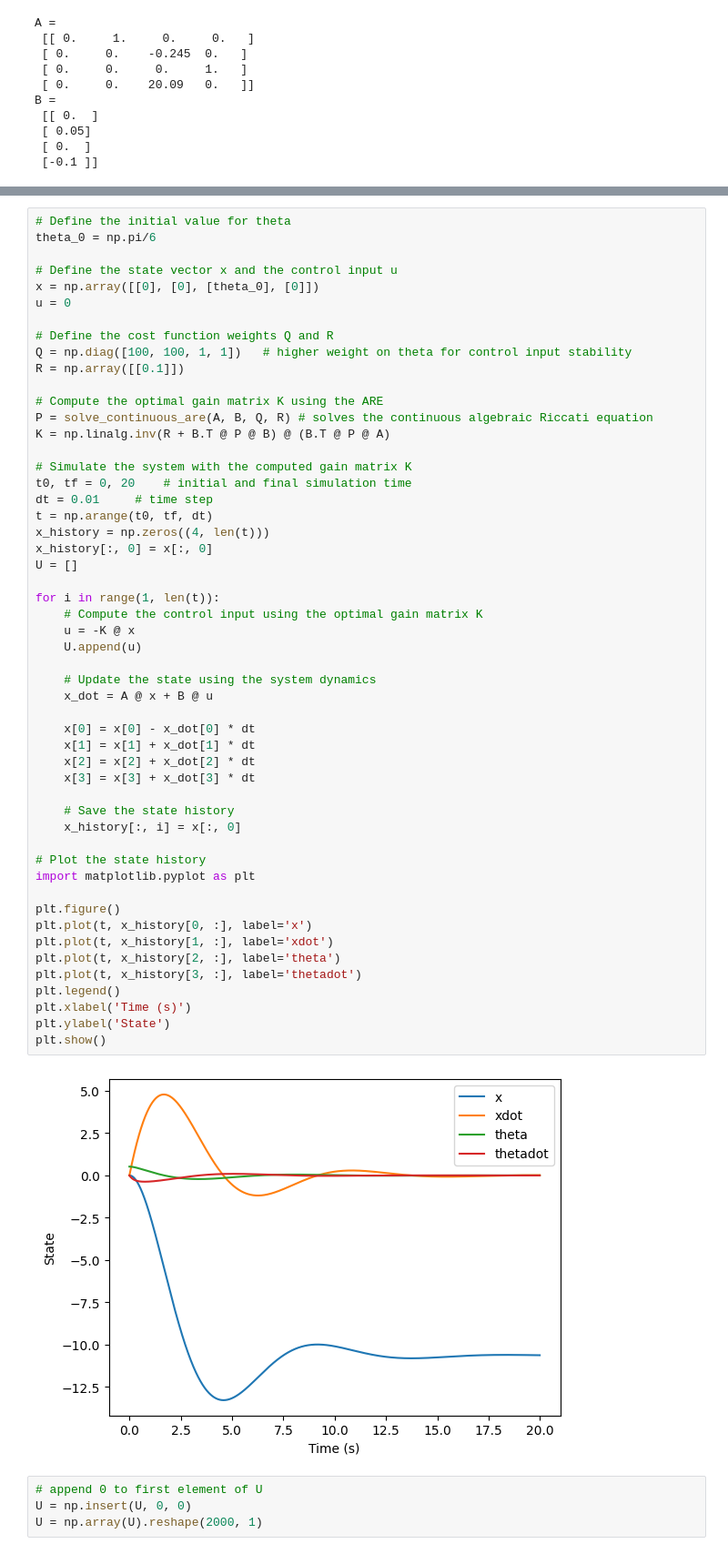
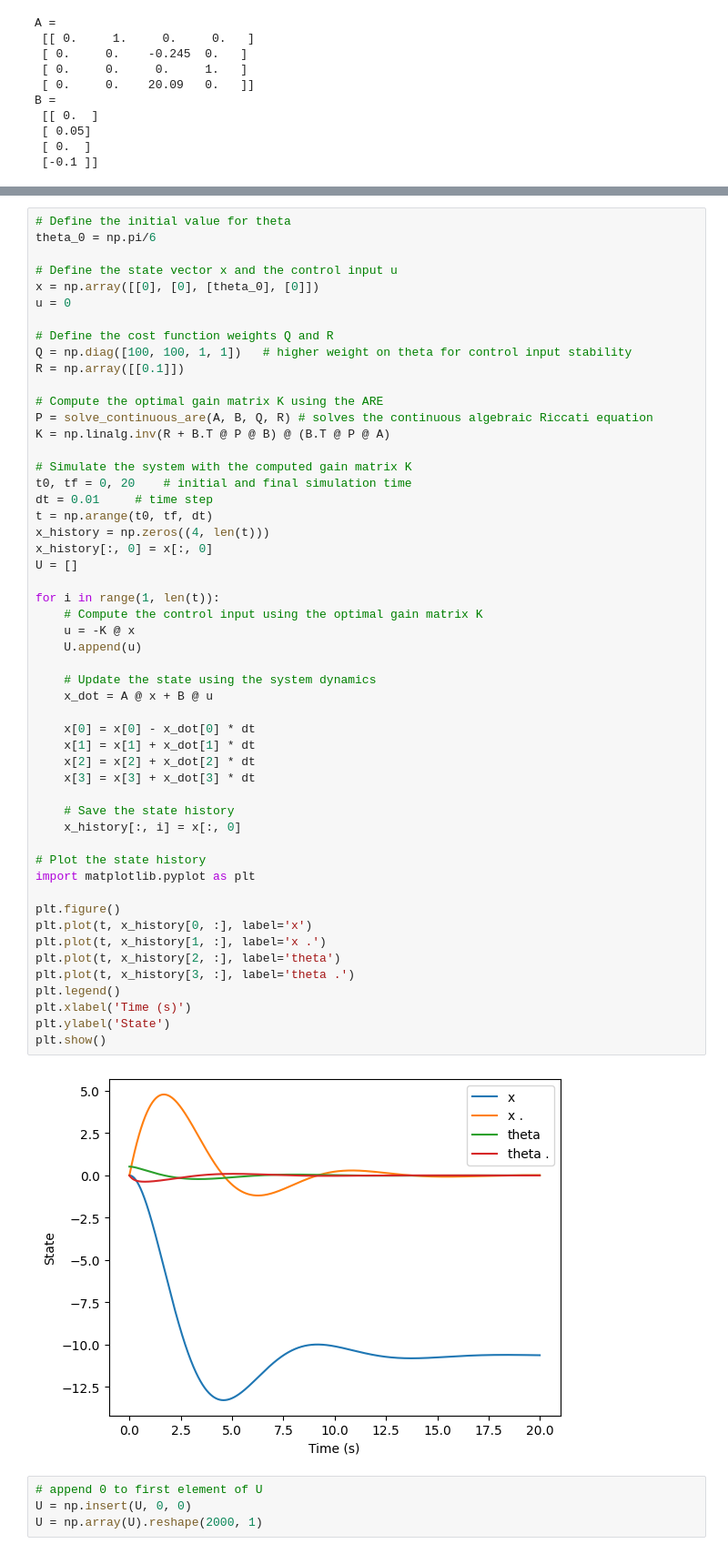
Before and after one commit to kirankigi5/RL_project_crank_rockers, a Jupyter notebook: riccati.ipynb, the cells around one changed output, grey strips where cells are left out. Shown at 91% size. Saved outputs shown, nothing was run; the diff lists cells and outputs as text.

```diff
--- a/riccati.ipynb
+++ b/riccati.ipynb
@@ -56,36 +82,36 @@ x_history = np.zeros((4, len(t)))
 x_history[:, 0] = x[:, 0]
 U = []
 
 for i in range(1, len(t)):
     # Compute the control input using the optimal gain matrix K
     u = -K @ x
     U.append(u)
 
     # Update the state using the system dynamics
     x_dot = A @ x + B @ u
 
     x[0] = x[0] - x_dot[0] * dt
     x[1] = x[1] + x_dot[1] * dt
     x[2] = x[2] + x_dot[2] * dt
     x[3] = x[3] + x_dot[3] * dt
 
     # Save the state history
     x_history[:, i] = x[:, 0]
 
 # Plot the state history
 import matplotlib.pyplot as plt
 
 plt.figure()
 plt.plot(t, x_history[0, :], label='x')
-plt.plot(t, x_history[1, :], label='xdot')
+plt.plot(t, x_history[1, :], label='x .')
 plt.plot(t, x_history[2, :], label='theta')
-plt.plot(t, x_history[3, :], label='thetadot')
+plt.plot(t, x_history[3, :], label='theta .')
 plt.legend()
 plt.xlabel('Time (s)')
 plt.ylabel('State')
 plt.show()
 # %% [output]
-[figure, old version]
+[figure, new version]
 # %%
 # append 0 to first element of U
 U = np.insert(U, 0, 0)
```
Also changed, not shown: parts of 8 cells of this notebook, 14 other files.
